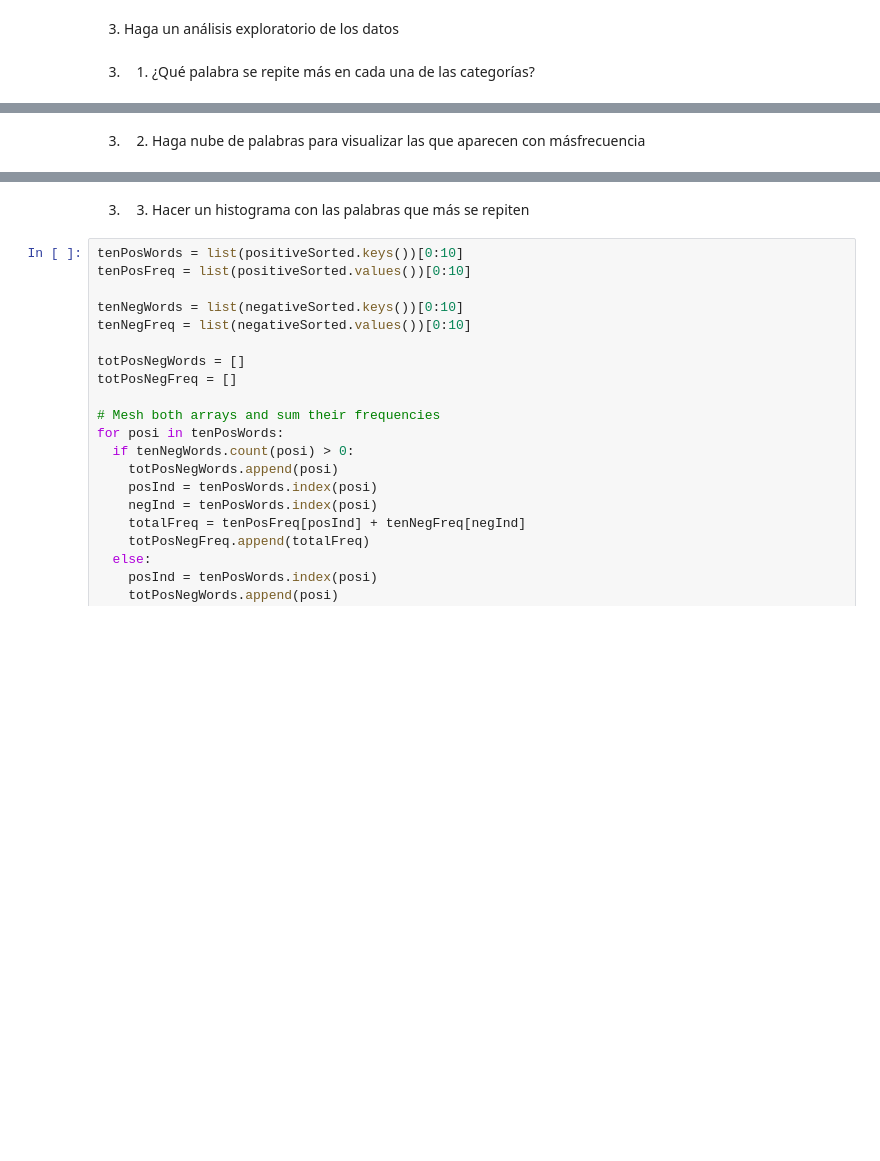
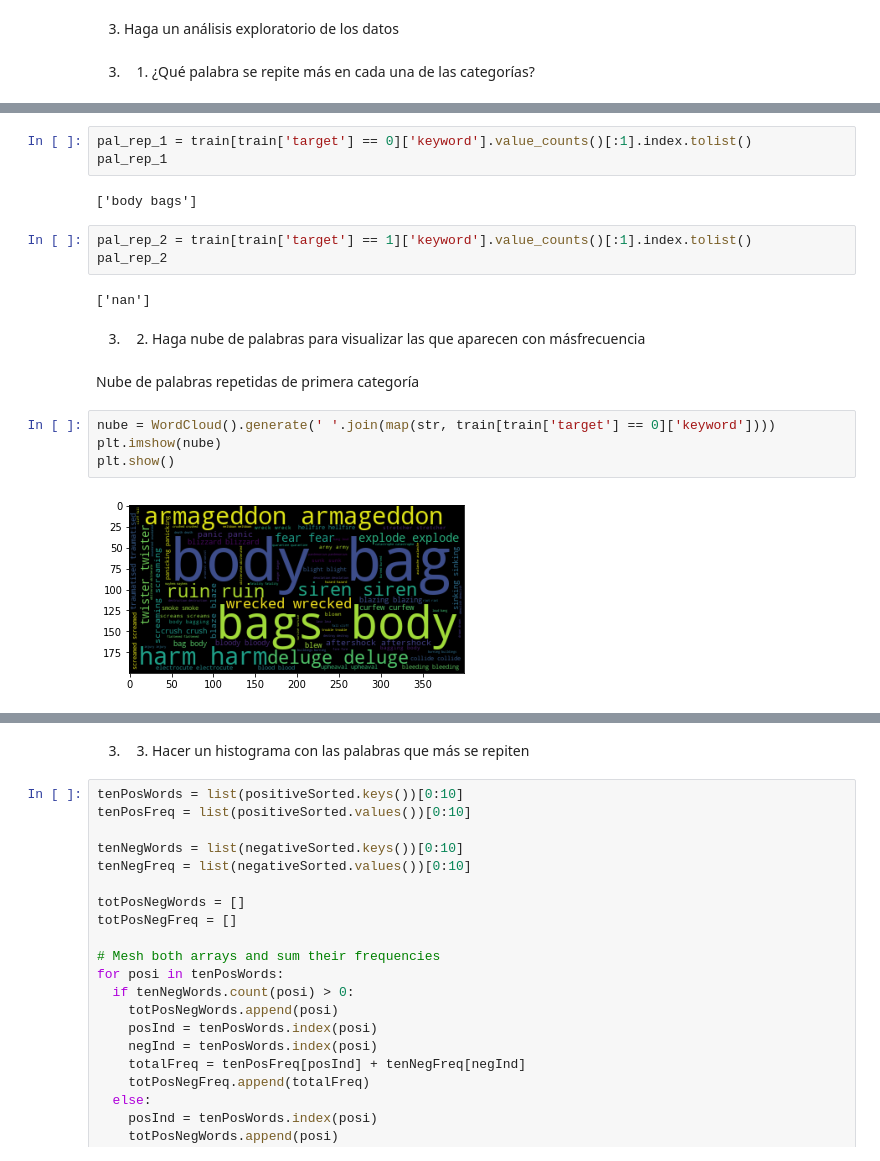
Before and after one commit to lauratamath/HDT5_Data, a Jupyter notebook: HDT5.ipynb, the cells around one changed output, grey strips where cells are left out. Drawn from its saved outputs; the diff is of its cells as text; blank space fills up the shorter version.

```diff
--- a/HDT5.ipynb
+++ b/HDT5.ipynb
@@ -468,2 +519,20 @@
+# %%
+pal_rep_1 = train[train['target'] == 0]['keyword'].value_counts()[:1].index.tolist()
+pal_rep_1
+# %% [output]
+['body bags']
+# %%
+pal_rep_2 = train[train['target'] == 1]['keyword'].value_counts()[:1].index.tolist()
+pal_rep_2
+# %% [output]
+['nan']
 # %% [markdown]
 3. 2. Haga nube de palabras para visualizar las que aparecen con másfrecuencia
+# %% [markdown]
+Nube de palabras repetidas de primera categoría
+# %%
+nube = WordCloud().generate(' '.join(map(str, train[train['target'] == 0]['keyword'])))
+plt.imshow(nube)
+plt.show()
+# %% [output]
+[figure, added]
```
Also changed, not shown: parts of 18 cells of this notebook.
